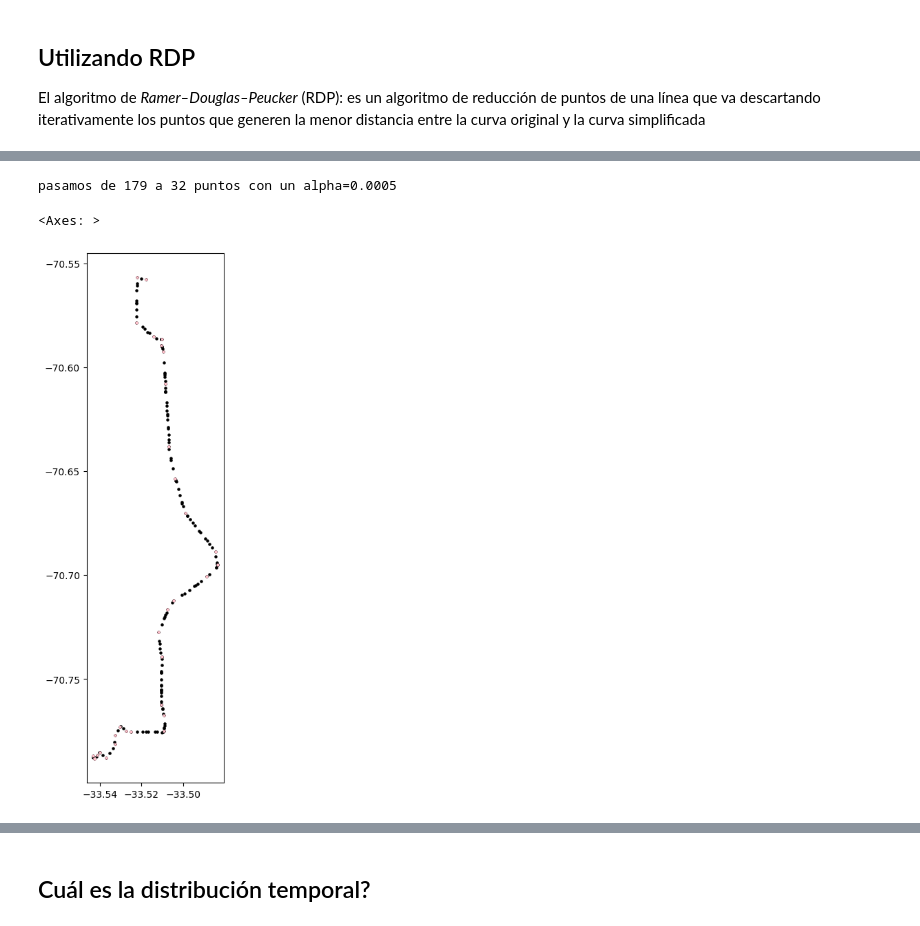
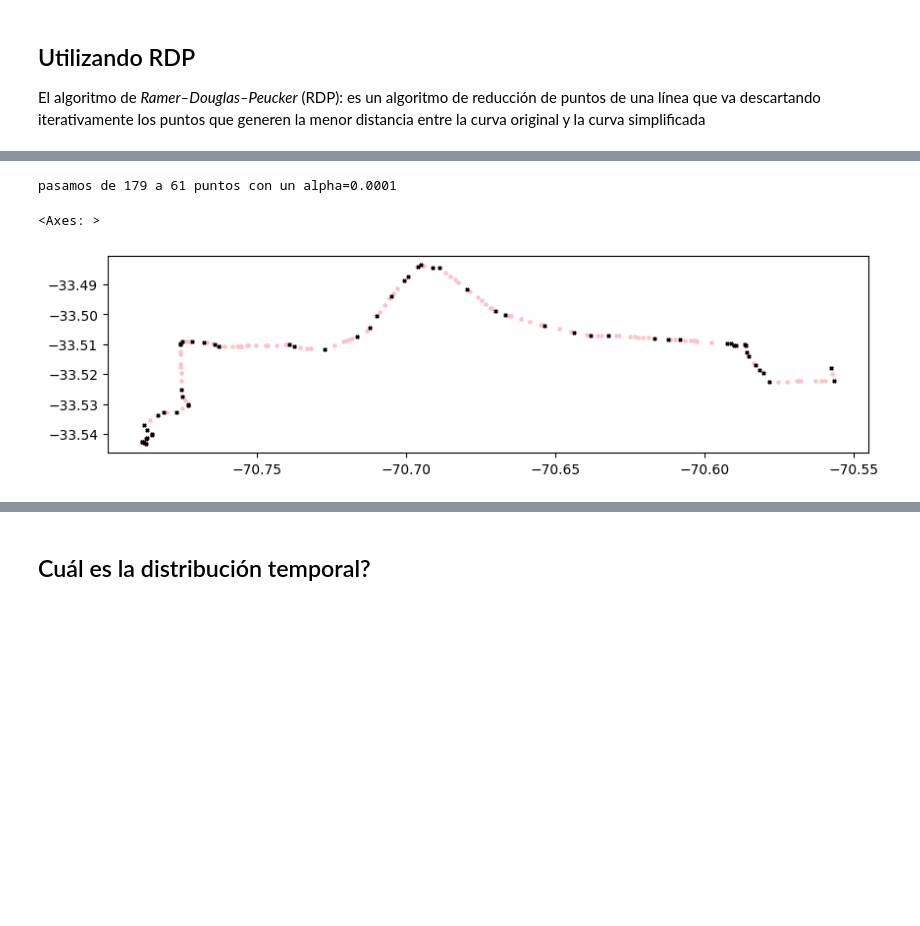
Before and after one commit to joaquincarreno/BusY, a Jupyter notebook: notebooks/00_exploration_gps.ipynb, the cells around one changed output, grey strips where cells are left out. Saved outputs shown, nothing was run; the diff lists cells and outputs as text; code cells hidden in the pictures; blank space fills up the shorter version.

```diff
--- a/notebooks/00_exploration_gps.ipynb
+++ b/notebooks/00_exploration_gps.ipynb
@@ -117,7 +198,7 @@ from shapely import Point
 
 # ZN-6498---T108 00R -> viaje arbitrario con 179 puntos
 viaje = df[df['id'] == 'ZN-6498---T108 00R']
-puntos_originales = viaje.apply(lambda row: Point(row['lat'], row['lon']), axis=1).compute()
+puntos_originales = viaje.apply(lambda row: Point(row['lon'], row['lat']), axis=1).compute()
 print(puntos_originales)
 # %% [output]
 You did not provide metadata, so Dask is running your function on a small dataset to guess output types. It is possible that Dask will guess incorrectly.
@@ -154,7 +235,7 @@ def list_to_geometry(L):
         L[i] = Point(L[i][0], L[i][1])
     return L
 # %%
-ALPHA = 0.0005
+ALPHA = 0.0001
 
 lista_de_listas = list(puntos_originales.apply(lambda p: [p.x, p.y]))
 new_lista = rdp.rdp(lista_de_listas, ALPHA)
@@ -165,13 +246,13 @@ gdf_new = gpd.GeoDataFrame(geometry=list_to_geometry(new_lista))
 # ax.set_xlim(minx, maxx)
 # ax.set_ylim(miny, maxy)
 # %% [output]
-pasamos de 179 a 32 puntos con un alpha=0.0005
+pasamos de 179 a 61 puntos con un alpha=0.0001
 # %%
-ax = gdf_orig.plot(markersize=5, color='black', figsize=(10,10))
-gdf_new.plot(ax=ax, marker="x", markersize=5, color='pink')
+ax = gdf_orig.plot(markersize=5, color='pink', figsize=(10,10))
+gdf_new.plot(ax=ax, marker="x", markersize=5, color='black')
 # %% [output]
 <Axes: >
-[figure, old version]
+[figure, new version]
 # %%
 # como varian los puntos según alpha?
 alphas = np.power([0.1 for _ in range(10)], range(10))
```
Also changed, not shown: parts of 32 cells of this notebook, 1 other file.
